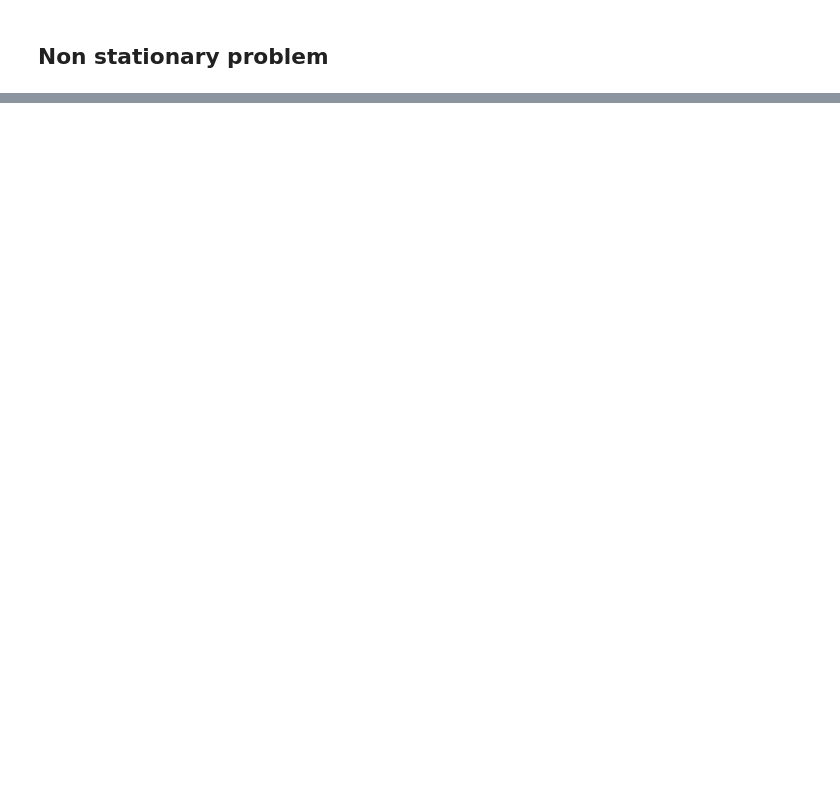
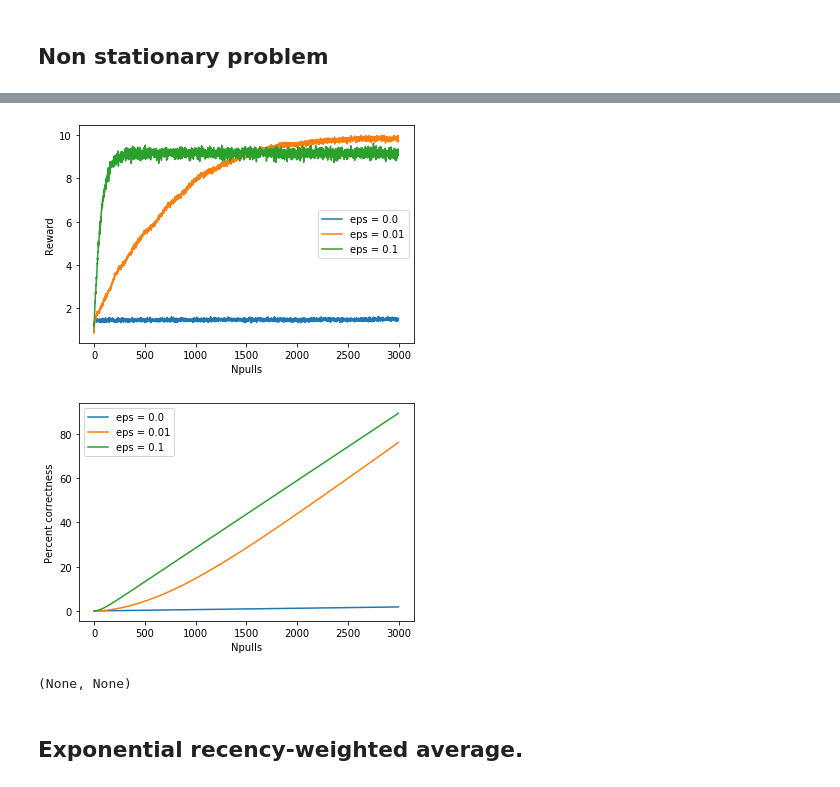
Before and after one commit to SanchayniB/ReinforcementLearning, a Jupyter notebook: MultiArmedBandits/source/epsilon.ipynb, the cells around one changed output, grey strips where cells are left out. Drawn from its saved outputs; the diff is of its cells as text; code cells hidden in the pictures; blank space fills up the shorter version.

```diff
--- a/MultiArmedBandits/source/epsilon.ipynb
+++ b/MultiArmedBandits/source/epsilon.ipynb
@@ -134,10 +146,24 @@ class NSBandit:
 # %%
-def run_experiment_ns(nsbandit,Npulls,epsilon):
+def run_experiment_ns(bandit, Npulls=1000, epsilon=0.01, alpha= []):
     history = []
+    correct_pct = []
+    ct = 0
+
+    # print(optimal_action)
+
     for i in range(Npulls):
-        action = nsbandit.choose_eps_greedy(epsilon)
-        R = nsbandit.get_reward(action)
-        nsbandit.update_est(action,R)
-        nsbandit.update_arm_vals(i)
+        action = bandit.choose_eps_greedy(epsilon)
+        # % selection of correct action
+
+        if bandit.isoptimal(action):
+            ct += 1
+            correct_pct.append(ct*100/Npulls)
+        else:
+            correct_pct.append(ct*100/Npulls)
+
+        R = bandit.get_reward(action)
+        bandit.update_est(action, R, alpha)
+        bandit.update_arm_vals(i)
         history.append(R)
-    return np.array(history)
+
+    return {'Qa' : np.array(history), 'correctness' : np.array(correct_pct)}
@@ -171,0 +174,8 @@ avg_outcome = run_simulation_ns(300,3000,[0.0,0.01,0.1],[1.2,-1.1,1.8,10,-1.33,1
+# %%
+plotting(avg_reward_ns), plotting(avg_correctness_ns,ylabel= 'Percent correctness')
+# %% [output]
+[figure, added]
+[figure, added]
+(None, None)
+# %% [markdown]
+## Exponential recency-weighted average.
```
Also changed, not shown: parts of 26 cells of this notebook, 1 other file.
